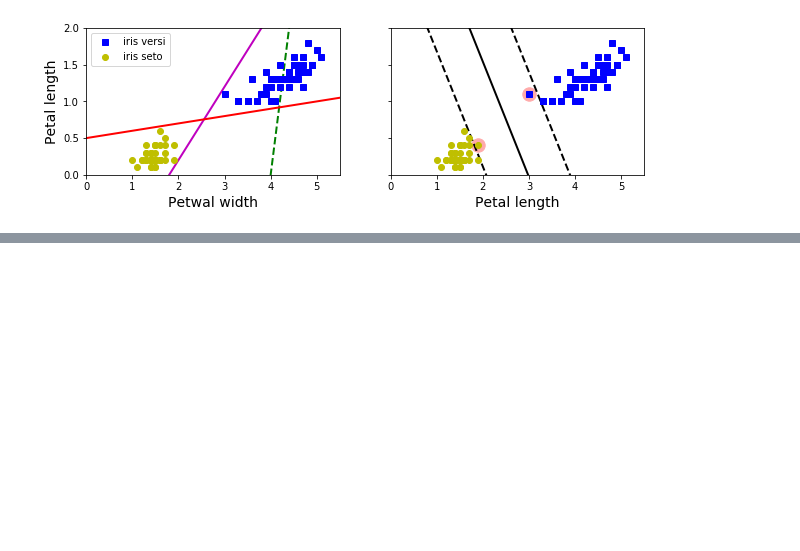
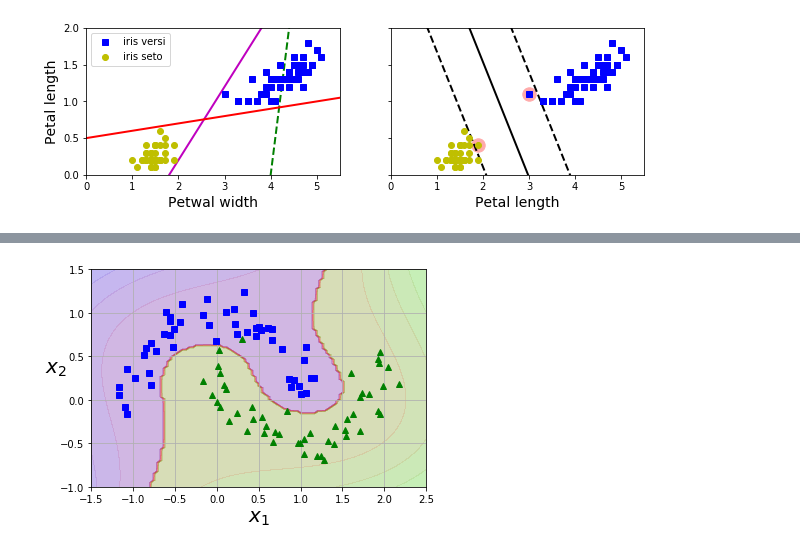
Before and after one commit to wazabata/HandsOnML, a Jupyter notebook: Chapter Code/Chapter5_SVM .ipynb, the cells around one changed output, grey strips where cells are left out. Saved outputs shown, nothing was run; the diff lists cells and outputs as text; code cells hidden in the pictures; blank space fills up the shorter version.

```diff
--- a/Chapter Code/Chapter5_SVM .ipynb
+++ b/Chapter Code/Chapter5_SVM .ipynb
@@ -147,0 +160,10 @@ plt.show()
+# %%
+from sklearn.preprocessing import PolynomialFeatures
+
+poly_svm_clf = Pipeline([
+    ("poly_features", PolynomialFeatures(degree=3)),
+    ("scaler", StandardScaler()),
+    ("svm_clf", LinearSVC(C=10, loss='hinge'))
+])
+
+poly_svm_clf.fit(X,y)
@@ -147,0 +184,23 @@ plt.show()
+# %%
+def plot_predictions(clf, axes):
+    ## First get evenly spaced number for x,y axis
+    ## Meshgrid + ravel
+    ## Get predictions for all values
+    ## From decision get decision function (instead of predict(X) use decision_function(X
+    ## plt contour predictions and decision boundary
+    x0s = np.linspace(axes[0],axes[1], 100)
+    x1s = np.linspace(axes[2],axes[3], 100)
+    x0, x1 = np.meshgrid(x0s, x1s)
+    X = np.c_[x0.ravel(), x1.ravel()]
+    y_pred = clf.predict(X).reshape(x0.shape)
+    y_decision = clf.decision_function(X).reshape(x0.shape)
+    plt.contourf(x0,x1,y_pred, cmap=plt.cm.brg,alpha=.2)
+    plt.contourf(x0,x1,y_decision,cmap=plt.cm.brg, alpha=.1)
+    #     print(x0.shape, x1.shape)
+
+plot_predictions(poly_svm_clf, [-1.5, 2.5, -1, 1.5])
+plot_dataset(X, y, [-1.5, 2.5, -1, 1.5])
+
+plt.show()
+# %% [output]
+[figure, added]
```
Also changed, not shown: parts of 8 cells of this notebook, 1 other file.
